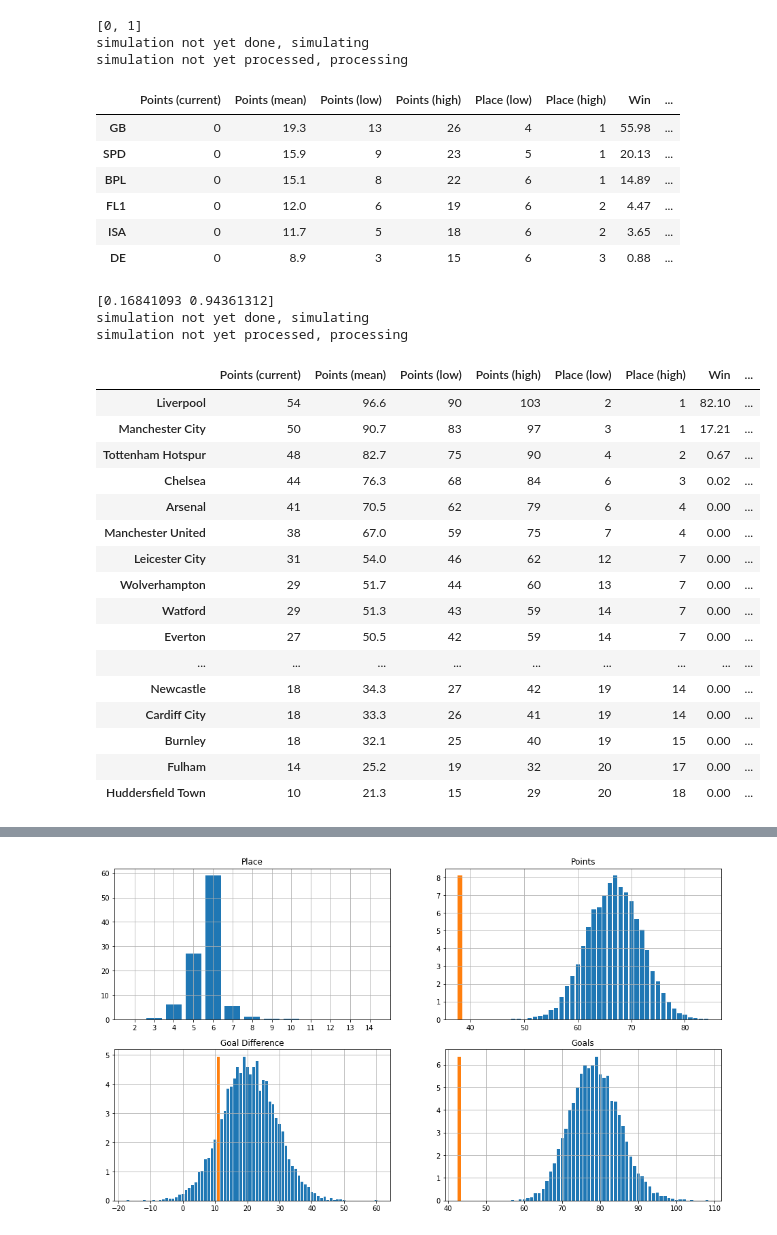
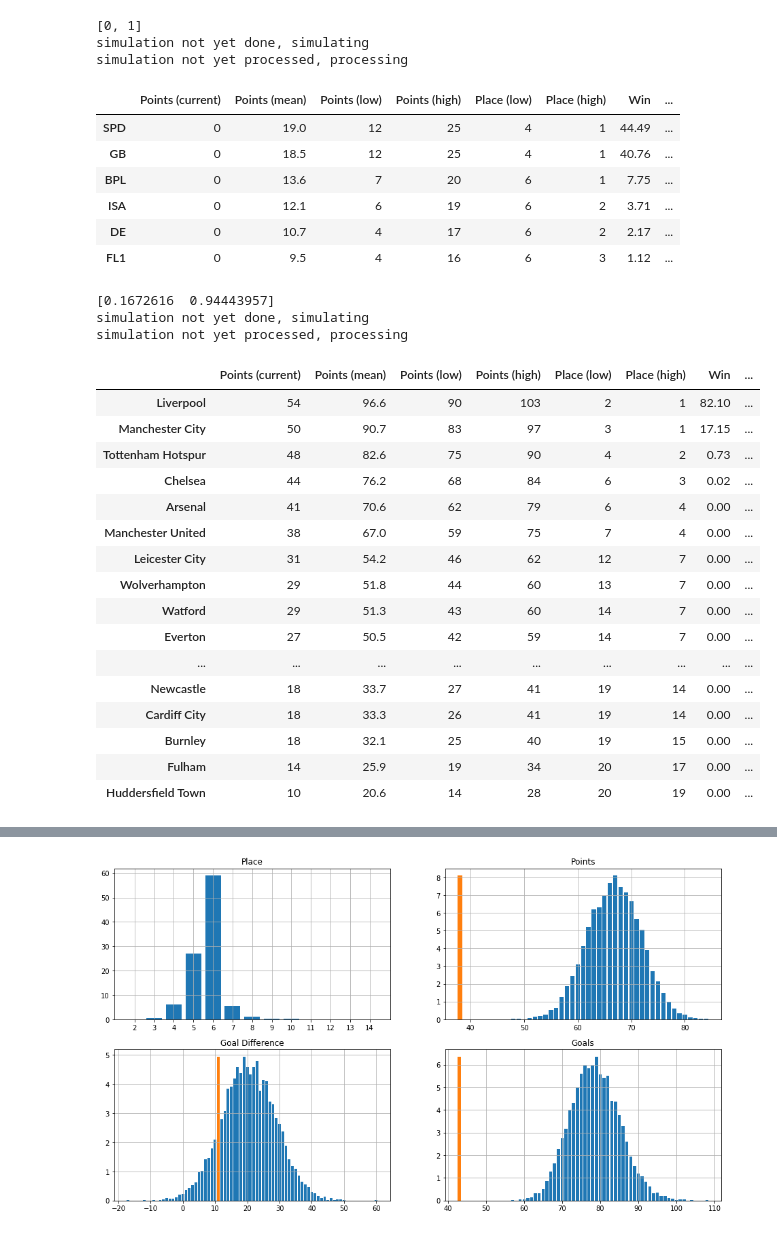
Before and after one commit to tchnvkng/football_sim, a Jupyter notebook: pl2.ipynb, the cells around one changed output, grey strips where cells are left out. Cells and saved outputs as stored; diff of their text form; code cells hidden in the pictures.

```diff
--- a/pl2.ipynb
+++ b/pl2.ipynb
@@ -8,7 +8,7 @@ from football_sim.football_sim import *
 import os
 plt.rcParams['figure.figsize']=[16,9]
 # %%
-calibrator = Calibrator('calibration.pkl',redo=False)
+calibrator = Calibrator('calibration.pkl',redo=True)
 calibrator.create_all_teams()
 calibrator.process_data()
 teams=calibrator.teams
@@ -35,45 +54,45 @@ df
 simulation not yet done, simulating
 simulation not yet processed, processing
 |  | Points (current) | Points (mean) | Points (low) | Points (high) | Place (low) | Place (high) | Win | ... |
-| GB | 0 | 19.3 | 13 | 26 | 4 | 1 | 55.98 | ... |
-| SPD | 0 | 15.9 | 9 | 23 | 5 | 1 | 20.13 | ... |
-| BPL | 0 | 15.1 | 8 | 22 | 6 | 1 | 14.89 | ... |
-| FL1 | 0 | 12.0 | 6 | 19 | 6 | 2 | 4.47 | ... |
-| ISA | 0 | 11.7 | 5 | 18 | 6 | 2 | 3.65 | ... |
-| DE | 0 | 8.9 | 3 | 15 | 6 | 3 | 0.88 | ... |
+| SPD | 0 | 19.0 | 12 | 25 | 4 | 1 | 44.49 | ... |
+| GB | 0 | 18.5 | 12 | 25 | 4 | 1 | 40.76 | ... |
+| BPL | 0 | 13.6 | 7 | 20 | 6 | 1 | 7.75 | ... |
+| ISA | 0 | 12.1 | 6 | 19 | 6 | 2 | 3.71 | ... |
+| DE | 0 | 10.7 | 4 | 17 | 6 | 2 | 2.17 | ... |
+| FL1 | 0 | 9.5 | 4 | 16 | 6 | 3 | 1.12 | ... |
 # %%
 country='BPL'
 lH,pH=calibrator.teams[country+'Home'].means()
 lA,pA=calibrator.teams[country+'Away'].means()
 home_advantage=np.array([lH-lA,pH/pA])
 #home_advantage=[0,1]
 print(home_advantage)
 Teams[country]={x:teams[x] for x in teams if teams[x].country==country}
-League[country]=Season(Teams[country],home_advantage=home_advantage,nr_cl=2)
+League[country]=Season(Teams[country],home_advantage=home_advantage,nr_cl=4)
 
 League[country].process_current_results(calibrator.get_current_results(country))
 #League[country].simulate_season(n_scenarios=1000000)
 League[country].season_report()
 # %% [output]
-[0.16841093 0.94361312]
+[0.1672616  0.94443957]
 simulation not yet done, simulating
 simulation not yet processed, processing
 |  | Points (current) | Points (mean) | Points (low) | Points (high) | Place (low) | Place (high) | Win | ... |
 | Liverpool | 54 | 96.6 | 90 | 103 | 2 | 1 | 82.10 | ... |
-| Manchester City | 50 | 90.7 | 83 | 97 | 3 | 1 | 17.21 | ... |
-| Tottenham Hotspur | 48 | 82.7 | 75 | 90 | 4 | 2 | 0.67 | ... |
-| Chelsea | 44 | 76.3 | 68 | 84 | 6 | 3 | 0.02 | ... |
-| Arsenal | 41 | 70.5 | 62 | 79 | 6 | 4 | 0.00 | ... |
+| Manchester City | 50 | 90.7 | 83 | 97 | 3 | 1 | 17.15 | ... |
+| Tottenham Hotspur | 48 | 82.6 | 75 | 90 | 4 | 2 | 0.73 | ... |
+| Chelsea | 44 | 76.2 | 68 | 84 | 6 | 3 | 0.02 | ... |
+| Arsenal | 41 | 70.6 | 62 | 79 | 6 | 4 | 0.00 | ... |
 | Manchester United | 38 | 67.0 | 59 | 75 | 7 | 4 | 0.00 | ... |
-| Leicester City | 31 | 54.0 | 46 | 62 | 12 | 7 | 0.00 | ... |
-| Wolverhampton | 29 | 51.7 | 44 | 60 | 13 | 7 | 0.00 | ... |
-| Watford | 29 | 51.3 | 43 | 59 | 14 | 7 | 0.00 | ... |
+| Leicester City | 31 | 54.2 | 46 | 62 | 12 | 7 | 0.00 | ... |
+| Wolverhampton | 29 | 51.8 | 44 | 60 | 13 | 7 | 0.00 | ... |
+| Watford | 29 | 51.3 | 43 | 60 | 14 | 7 | 0.00 | ... |
 | Everton | 27 | 50.5 | 42 | 59 | 14 | 7 | 0.00 | ... |
 | ... | ... | ... | ... | ... | ... | ... | ... | ... |
-| Newcastle | 18 | 34.3 | 27 | 42 | 19 | 14 | 0.00 | ... |
+| Newcastle | 18 | 33.7 | 27 | 41 | 19 | 14 | 0.00 | ... |
 | Cardiff City | 18 | 33.3 | 26 | 41 | 19 | 14 | 0.00 | ... |
 | Burnley | 18 | 32.1 | 25 | 40 | 19 | 15 | 0.00 | ... |
-| Fulham | 14 | 25.2 | 19 | 32 | 20 | 17 | 0.00 | ... |
-| Huddersfield Town | 10 | 21.3 | 15 | 29 | 20 | 18 | 0.00 | ... |
+| Fulham | 14 | 25.9 | 19 | 34 | 20 | 17 | 0.00 | ... |
+| Huddersfield Town | 10 | 20.6 | 14 | 28 | 20 | 19 | 0.00 | ... |
 # %%
 team1=teams['Manchester United']
```
Also changed, not shown: parts of 3 cells of this notebook, 3 other files.
